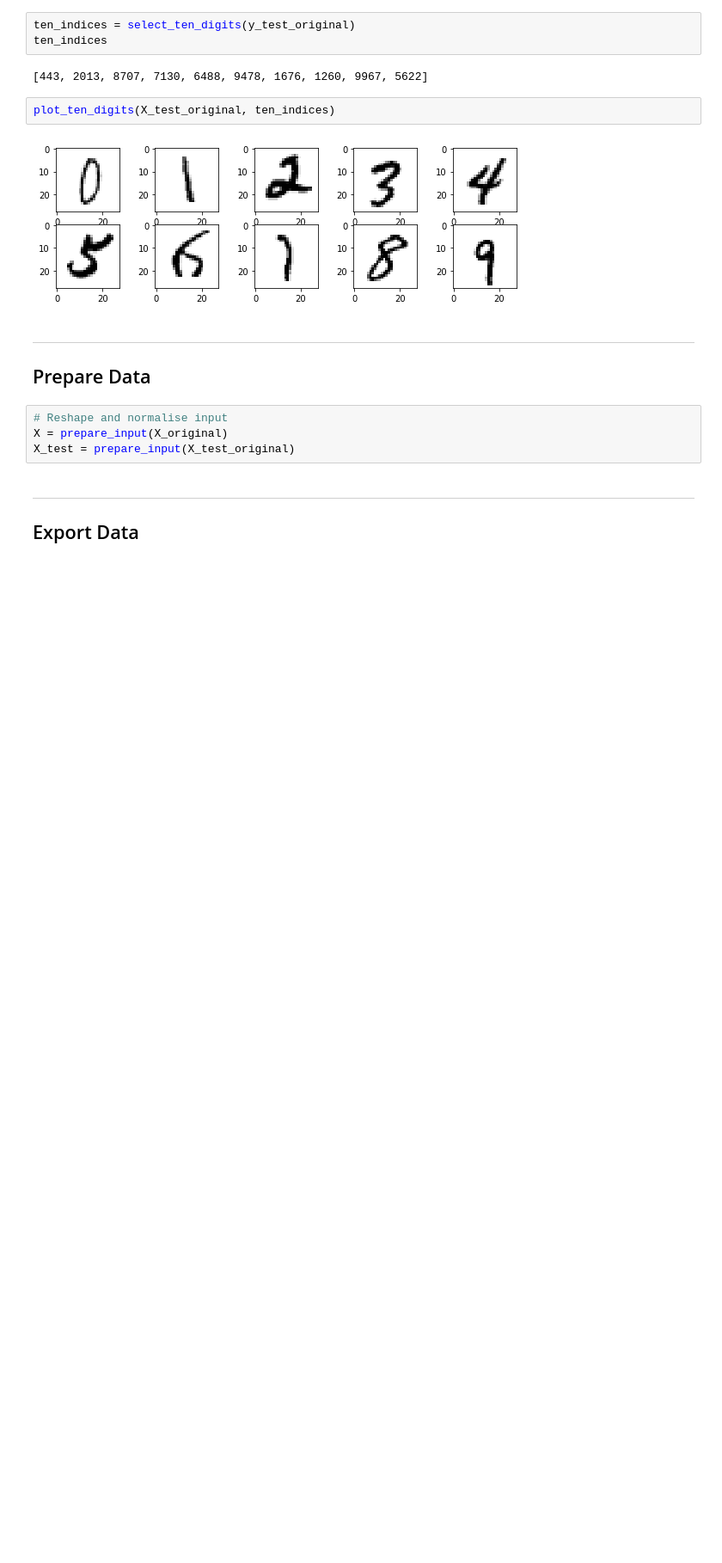
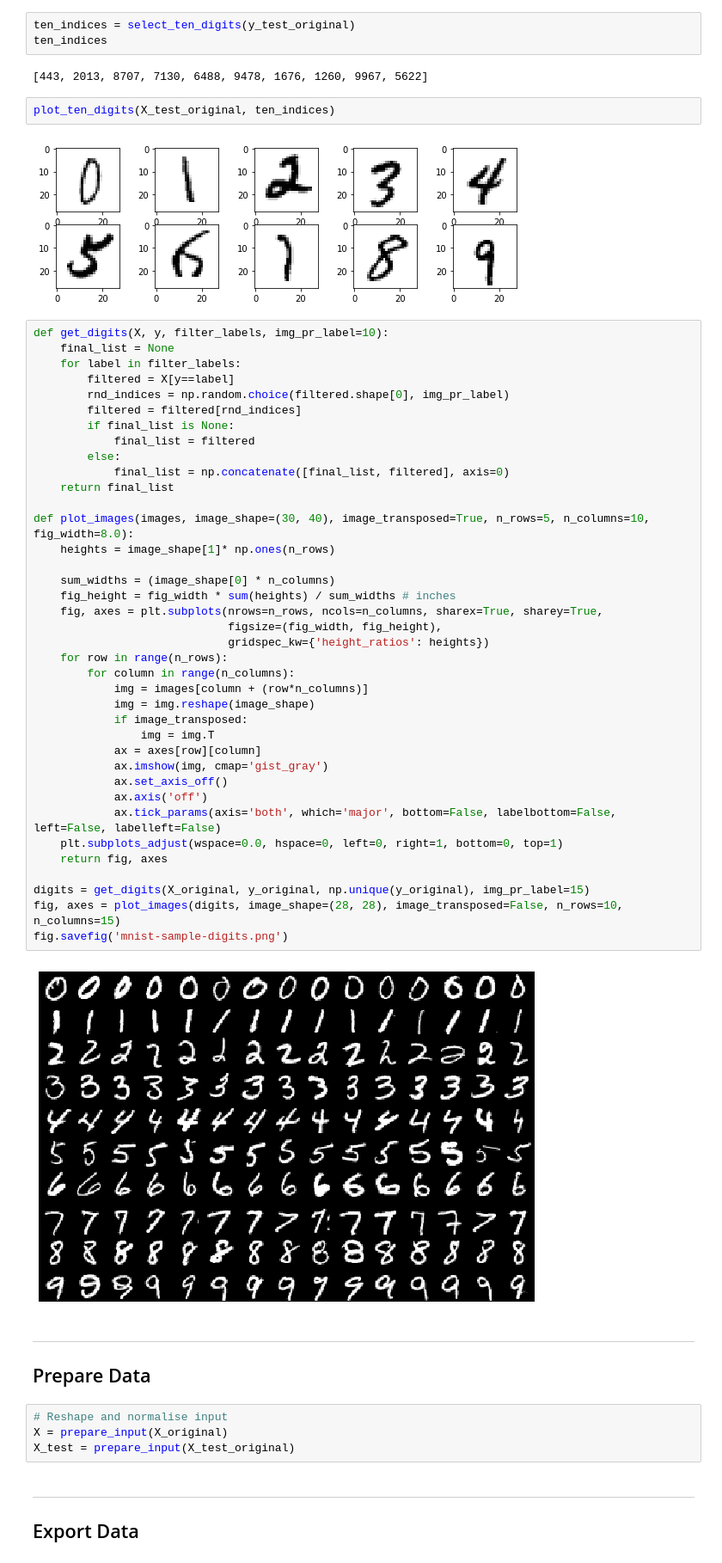
Before and after one commit to sheikhomar/embedded-rts, a Jupyter notebook: project/python/mlp_mnist.ipynb, the cells around one changed output. Shown at 86% size. Drawn from its saved outputs; the diff is of its cells as text; blank space fills up the shorter version.

Commit message:
Generate figures for the report.

```diff
--- a/project/python/mlp_mnist.ipynb
+++ b/project/python/mlp_mnist.ipynb
@@ -69,6 +69,46 @@ ten_indices
 plot_ten_digits(X_test_original, ten_indices)
 # %% [output]
 [figure]
+# %%
+def get_digits(X, y, filter_labels, img_pr_label=10):
+    final_list = None
+    for label in filter_labels:
+        filtered = X[y==label]
+        rnd_indices = np.random.choice(filtered.shape[0], img_pr_label)
+        filtered = filtered[rnd_indices]
+        if final_list is None:
+            final_list = filtered
+        else:
+            final_list = np.concatenate([final_list, filtered], axis=0)
+    return final_list
+
+def plot_images(images, image_shape=(30, 40), image_transposed=True, n_rows=5, n_columns=10, fig_width=8.0):
+    heights = image_shape[1]* np.ones(n_rows)
+
+    sum_widths = (image_shape[0] * n_columns)
+    fig_height = fig_width * sum(heights) / sum_widths # inches
+    fig, axes = plt.subplots(nrows=n_rows, ncols=n_columns, sharex=True, sharey=True,
+                             figsize=(fig_width, fig_height),
+                             gridspec_kw={'height_ratios': heights})
+    for row in range(n_rows):
+        for column in range(n_columns):
+            img = images[column + (row*n_columns)]
+            img = img.reshape(image_shape)
+            if image_transposed:
+                img = img.T
+            ax = axes[row][column]
+            ax.imshow(img, cmap='gist_gray')
+            ax.set_axis_off()
+            ax.axis('off')
+            ax.tick_params(axis='both', which='major', bottom=False, labelbottom=False, left=False, labelleft=False)
+    plt.subplots_adjust(wspace=0.0, hspace=0, left=0, right=1, bottom=0, top=1)
+    return fig, axes
+
+digits = get_digits(X_original, y_original, np.unique(y_original), img_pr_label=15)
+fig, axes = plot_images(digits, image_shape=(28, 28), image_transposed=False, n_rows=10, n_columns=15)
+fig.savefig('mnist-sample-digits.png')
+# %% [output]
+[figure, added]
 # %% [markdown]
 ---
 ## Prepare Data
```
Also changed, not shown: parts of 5 cells of this notebook, 3 other files.
